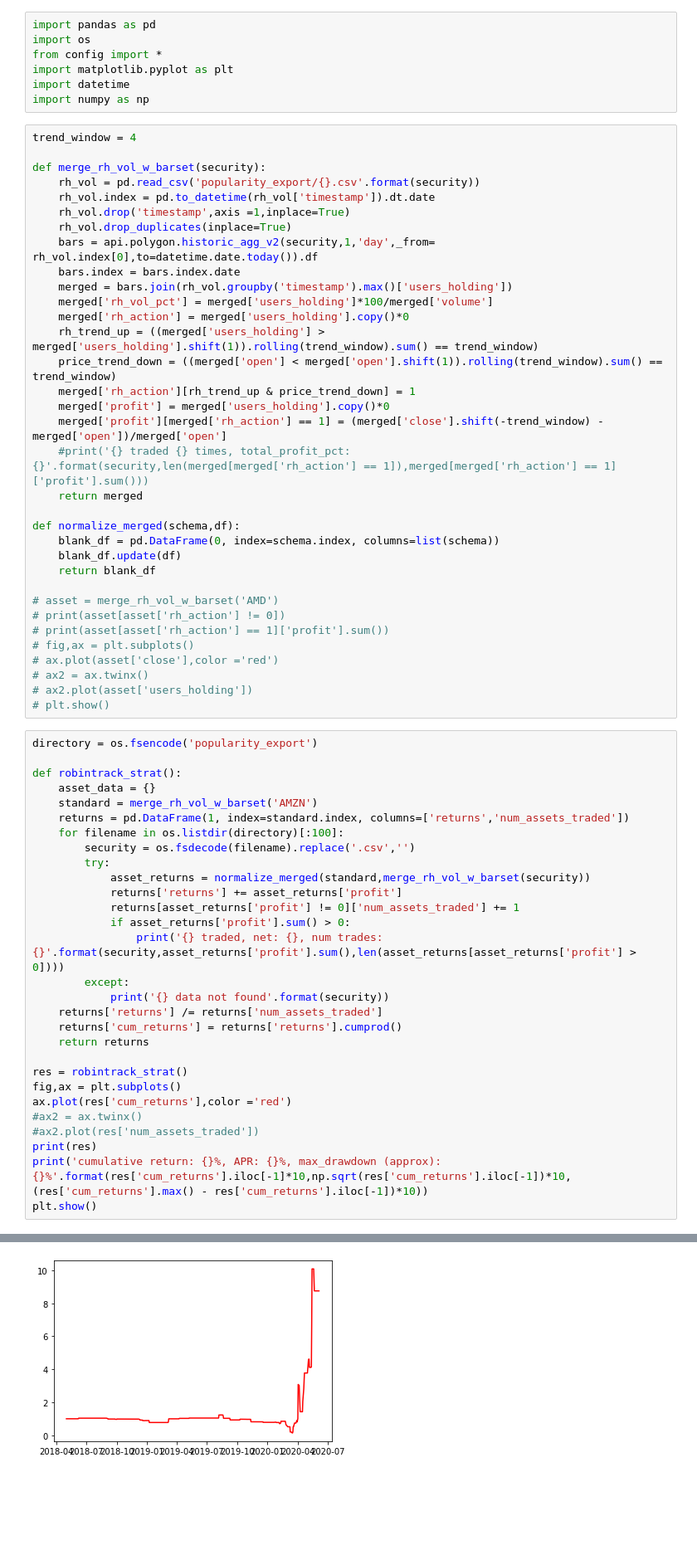
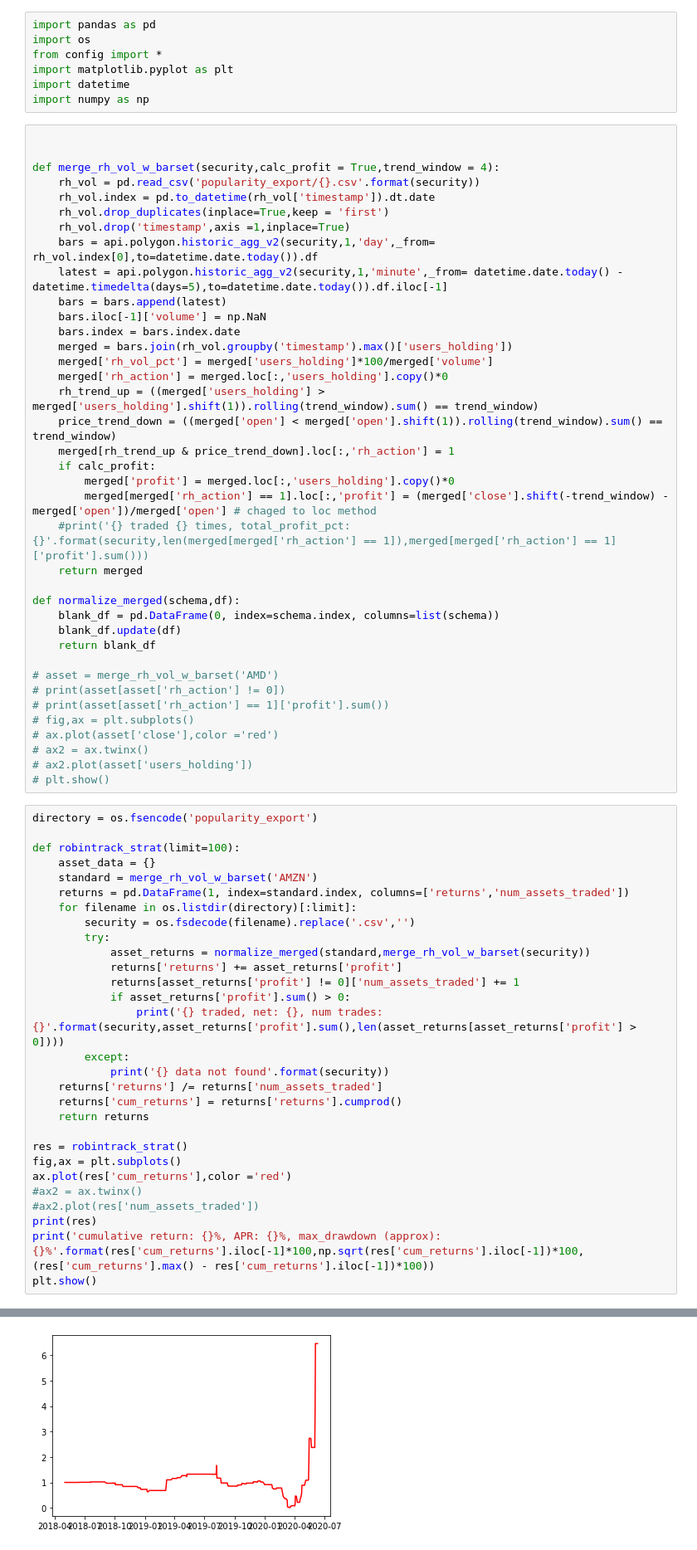
Before and after one commit to parthh01/scalping_robintrack, a Jupyter notebook: robintrack_analysis.ipynb, the cells around one changed output, grey strips where cells are left out. Shown at 83% size. Drawn from its saved outputs; the diff is of its cells as text; blank space fills up the shorter version.

```diff
--- a/robintrack_analysis.ipynb
+++ b/robintrack_analysis.ipynb
@@ -6,23 +6,27 @@ import matplotlib.pyplot as plt
 import datetime
 import numpy as np
 # %%
-trend_window = 4
 
-def merge_rh_vol_w_barset(security):
+
+def merge_rh_vol_w_barset(security,calc_profit = True,trend_window = 4):
     rh_vol = pd.read_csv('popularity_export/{}.csv'.format(security))
     rh_vol.index = pd.to_datetime(rh_vol['timestamp']).dt.date
+    rh_vol.drop_duplicates(inplace=True,keep = 'first')
     rh_vol.drop('timestamp',axis =1,inplace=True)
-    rh_vol.drop_duplicates(inplace=True)
     bars = api.polygon.historic_agg_v2(security,1,'day',_from= rh_vol.index[0],to=datetime.date.today()).df
+    latest = api.polygon.historic_agg_v2(security,1,'minute',_from= datetime.date.today() - datetime.timedelta(days=5),to=datetime.date.today()).df.iloc[-1]
+    bars = bars.append(latest)
+    bars.iloc[-1]['volume'] = np.NaN
     bars.index = bars.index.date
     merged = bars.join(rh_vol.groupby('timestamp').max()['users_holding'])
     merged['rh_vol_pct'] = merged['users_holding']*100/merged['volume']
-    merged['rh_action'] = merged['users_holding'].copy()*0
+    merged['rh_action'] = merged.loc[:,'users_holding'].copy()*0
     rh_trend_up = ((merged['users_holding'] > merged['users_holding'].shift(1)).rolling(trend_window).sum() == trend_window)
     price_trend_down = ((merged['open'] < merged['open'].shift(1)).rolling(trend_window).sum() == trend_window)
-    merged['rh_action'][rh_trend_up & price_trend_down] = 1
-    merged['profit'] = merged['users_holding'].copy()*0
-    merged['profit'][merged['rh_action'] == 1] = (merged['close'].shift(-trend_window) - merged['open'])/merged['open']
+    merged[rh_trend_up & price_trend_down].loc[:,'rh_action'] = 1
+    if calc_profit:
+        merged['profit'] = merged.loc[:,'users_holding'].copy()*0
+        merged[merged['rh_action'] == 1].loc[:,'profit'] = (merged['close'].shift(-trend_window) - merged['open'])/merged['open'] # chaged to loc method
     #print('{} traded {} times, total_profit_pct: {}'.format(security,len(merged[merged['rh_action'] == 1]),merged[merged['rh_action'] == 1]['profit'].sum()))
     return merged
 
@@ -42,11 +46,11 @@ def normalize_merged(schema,df):
 # %%
 directory = os.fsencode('popularity_export')
 
-def robintrack_strat():
+def robintrack_strat(limit=100):
     asset_data = {}
     standard = merge_rh_vol_w_barset('AMZN')
     returns = pd.DataFrame(1, index=standard.index, columns=['returns','num_assets_traded'])
-    for filename in os.listdir(directory)[:100]:
+    for filename in os.listdir(directory)[:limit]:
         security = os.fsdecode(filename).replace('.csv','')
         try:
             asset_returns = normalize_merged(standard,merge_rh_vol_w_barset(security))
@@ -66,6 +70,6 @@ ax.plot(res['cum_returns'],color ='red')
 #ax2 = ax.twinx()
 #ax2.plot(res['num_assets_traded'])
 print(res)
-print('cumulative return: {}%, APR: {}%, max_drawdown (approx): {}%'.format(res['cum_returns'].iloc[-1]*10,np.sqrt(res['cum_returns'].iloc[-1])*10,(res['cum_returns'].max() - res['cum_returns'].iloc[-1])*10))
+print('cumulative return: {}%, APR: {}%, max_drawdown (approx): {}%'.format(res['cum_returns'].iloc[-1]*100,np.sqrt(res['cum_returns'].iloc[-1])*100,(res['cum_returns'].max() - res['cum_returns'].iloc[-1])*100))
 plt.show()
 # %% [output]
@@ -101 +154 @@ cumulative return: 87.50878364286551%, APR: 29.58188358486753%, max_drawdown (ap
-[figure, old version]
+[figure, new version]
```
Also changed, not shown: parts of 4 cells of this notebook.
